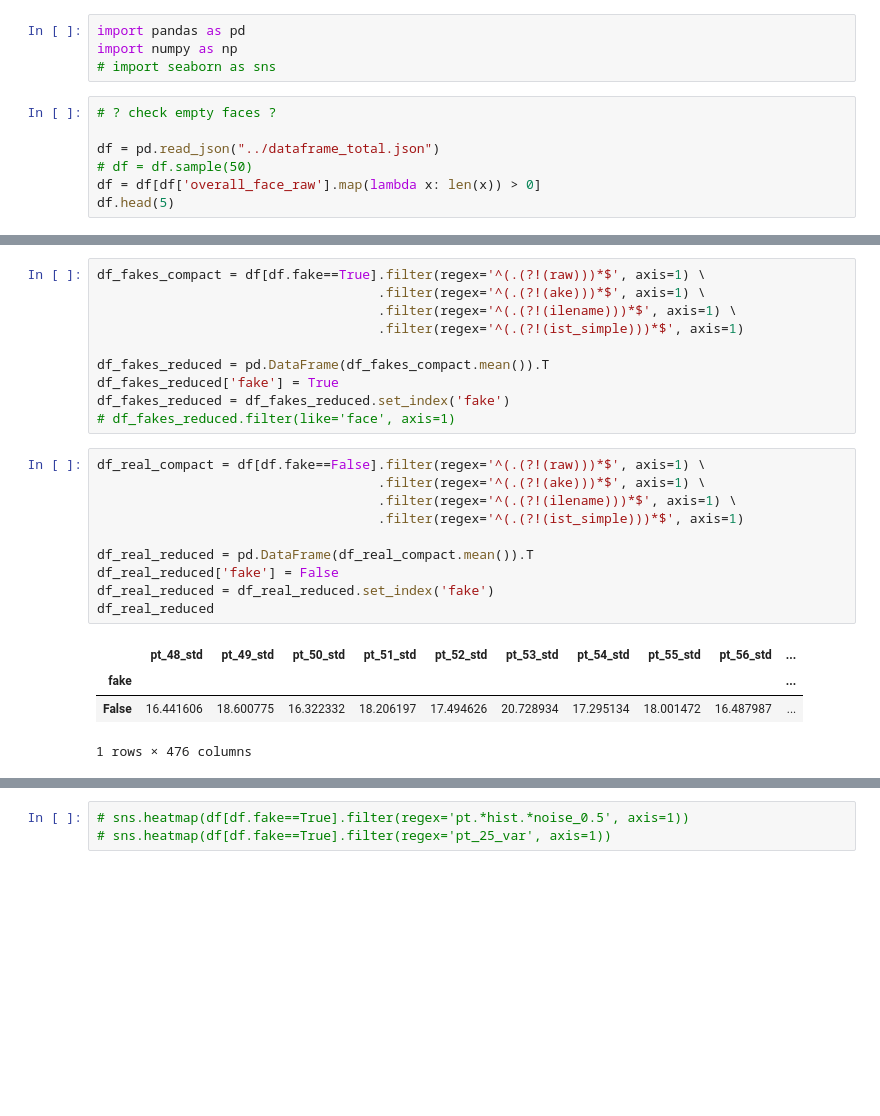
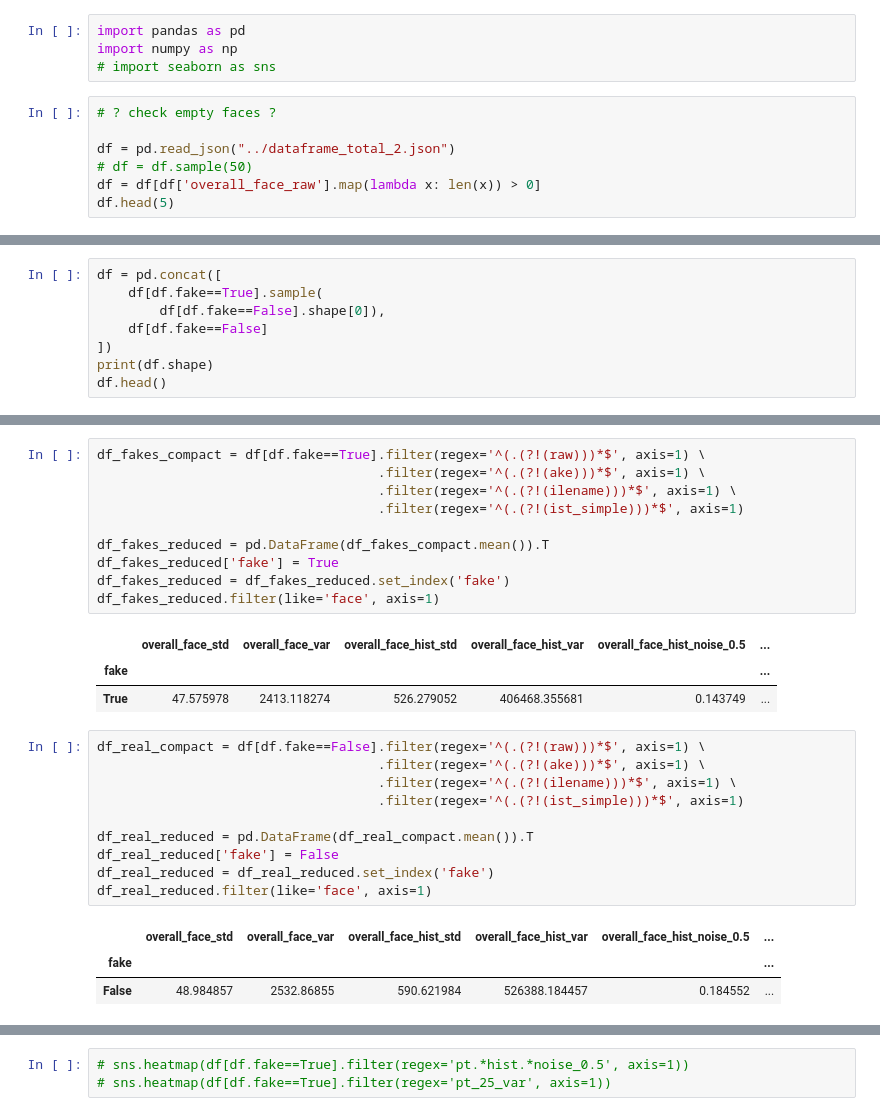
Before and after one commit to Trickster2038/BmstuDeepFake, a Jupyter notebook: notebook.ipynb, the cells around one changed output, grey strips where cells are left out. Cells and saved outputs as stored; diff of their text form; blank space fills up the shorter version.

```diff
--- a/notebook.ipynb
+++ b/notebook.ipynb
@@ -5,7 +5,7 @@ import numpy as np
 # %%
 # ? check empty faces ?
 
-df = pd.read_json("../dataframe_total.json")
+df = pd.read_json("../dataframe_total_2.json")
 # df = df.sample(50)
 df = df[df['overall_face_raw'].map(lambda x: len(x)) > 0]
 df.head(5)
@@ -130,0 +145,8 @@ stage 8
+# %%
+df = pd.concat([
+    df[df.fake==True].sample(
+        df[df.fake==False].shape[0]),
+    df[df.fake==False]
+])
+print(df.shape)
+df.head()
@@ -137,22 +168,25 @@ df_fakes_compact = df[df.fake==True].filter(regex='^(.(?!(raw)))*$', axis=1) \
 df_fakes_reduced = pd.DataFrame(df_fakes_compact.mean()).T
 df_fakes_reduced['fake'] = True
 df_fakes_reduced = df_fakes_reduced.set_index('fake')
-# df_fakes_reduced.filter(like='face', axis=1)
+df_fakes_reduced.filter(like='face', axis=1)
+# %% [output]
+|  | overall_face_std | overall_face_var | overall_face_hist_std | overall_face_hist_var | overall_face_hist_noise_0.5 | ... |
+| fake |  |  |  |  |  | ... |
+| True | 47.575978 | 2413.118274 | 526.279052 | 406468.355681 | 0.143749 | ... |
 # %%
 df_real_compact = df[df.fake==False].filter(regex='^(.(?!(raw)))*$', axis=1) \
                                     .filter(regex='^(.(?!(ake)))*$', axis=1) \
                                     .filter(regex='^(.(?!(ilename)))*$', axis=1) \
                                     .filter(regex='^(.(?!(ist_simple)))*$', axis=1)
 
 df_real_reduced = pd.DataFrame(df_real_compact.mean()).T
 df_real_reduced['fake'] = False
 df_real_reduced = df_real_reduced.set_index('fake')
-df_real_reduced
+df_real_reduced.filter(like='face', axis=1)
 # %% [output]
-|  | pt_48_std | pt_49_std | pt_50_std | pt_51_std | pt_52_std | pt_53_std | pt_54_std | pt_55_std | pt_56_std | ... |
-| fake |  |  |  |  |  |  |  |  |  | ... |
-| False | 16.441606 | 18.600775 | 16.322332 | 18.206197 | 17.494626 | 20.728934 | 17.295134 | 18.001472 | 16.487987 | ... |
+|  | overall_face_std | overall_face_var | overall_face_hist_std | overall_face_hist_var | overall_face_hist_noise_0.5 | ... |
+| fake |  |  |  |  |  | ... |
+| False | 48.984857 | 2532.86855 | 590.621984 | 526388.184457 | 0.184552 | ... |
-1 rows × 476 columns
 # %%
 df_compare = pd.concat([df_real_reduced, df_fakes_reduced]).T
 df_compare['diff_rel'] = abs(df_compare[False] - df_compare[True]) / (df_compare[False] + df_compare[True])
```
Also changed, not shown: parts of 19 cells of this notebook, 1 other file.
